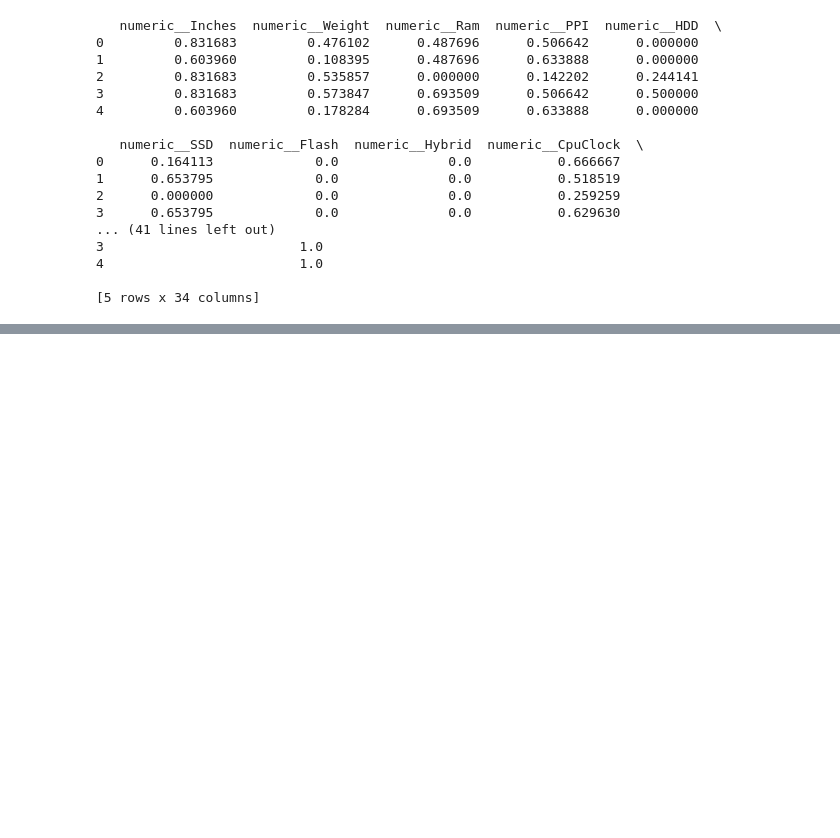
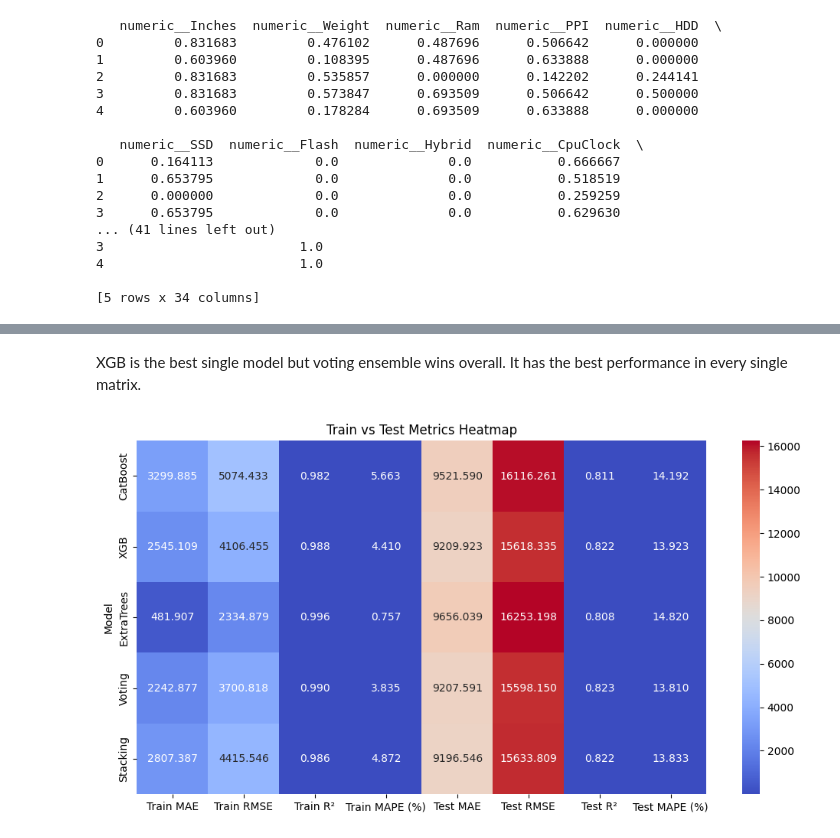
Before and after one commit to laurefindele-o-catto/ML-Projects, a Jupyter notebook: Laptop Price Prediction/prediction model.ipynb, the cells around one changed output, grey strips where cells are left out. Drawn from its saved outputs; the diff is of its cells as text; code cells hidden in the pictures; blank space fills up the shorter version.

```diff
--- a/Laptop Price Prediction/prediction model.ipynb
+++ b/Laptop Price Prediction/prediction model.ipynb
@@ -1114,0 +1525,8 @@ First 10 feature names: ['numeric__Inches' 'numeric__Weight' 'numeric__Ram' 'num
+# %%
+et = ExtraTreesRegressor(
+    n_estimators = 500,
+    random_state = 42,
+    n_jobs = -1
+)
+
+et.fit(X_train_pre, y_train_pre.to_numpy().ravel())
@@ -1114,0 +1627,29 @@ First 10 feature names: ['numeric__Inches' 'numeric__Weight' 'numeric__Ram' 'num
+# %%
+models_to_compare = {
+    "CatBoost": cb_rand.best_estimator_,
+    "XGB": xgb_rand.best_estimator_,
+    "ExtraTrees": et,
+    "Voting": voting_reg,
+    "Stacking": stacking_reg
+}
+
+results = []
+for name, model in models_to_compare.items():
+    mae_train, rmse_train, r2_train, mape_train = eval_model(model, X_train_pre, y_train)
+    mae_test, rmse_test, r2_test, mape_test = eval_model(model, X_test_pre, y_test)
+
+    results.append({
+        "Model": name,
+        "Train MAE": mae_train,
+        "Train RMSE": rmse_train,
+        "Train R²": r2_train,
+        "Train MAPE (%)": mape_train,
+        "Test MAE": mae_test,
+        "Test RMSE": rmse_test,
+        "Test R²": r2_test,
+        "Test MAPE (%)": mape_test
+    })
+
+
+results_df = pd.DataFrame(results).set_index("Model")
+print(results_df)
@@ -1114,0 +1672,10 @@ First 10 feature names: ['numeric__Inches' 'numeric__Weight' 'numeric__Ram' 'num
+# %% [markdown]
+XGB is the best single model but voting ensemble wins overall. It has the best performance in every single matrix.
+# %%
+# Heatmap visualization
+plt.figure(figsize=(12,6))
+sns.heatmap(results_df, annot=True, fmt=".3f", cmap="coolwarm", cbar=True)
+plt.title("Train vs Test Metrics Heatmap")
+plt.show()
+# %% [output]
+[figure, added]
```
Also changed, not shown: parts of 61 cells of this notebook, 4 other files.
